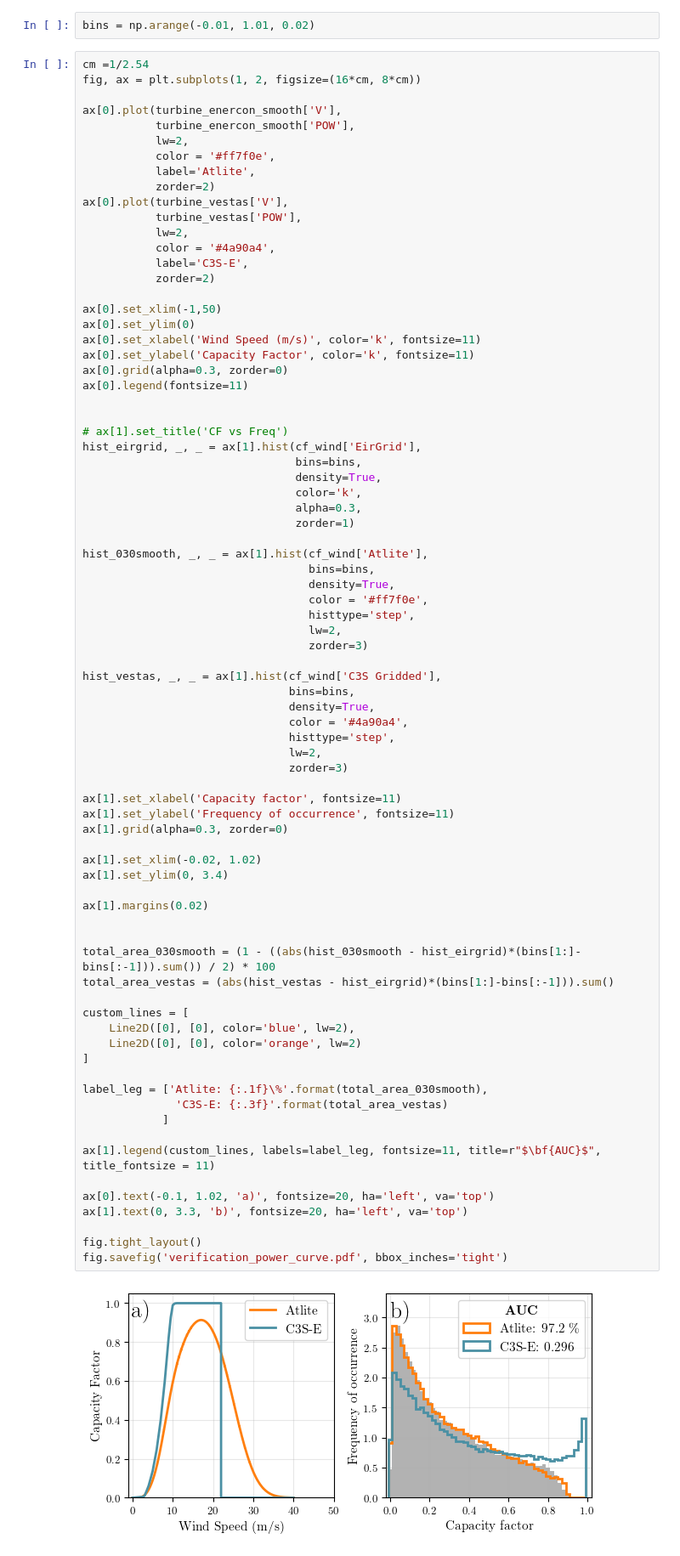
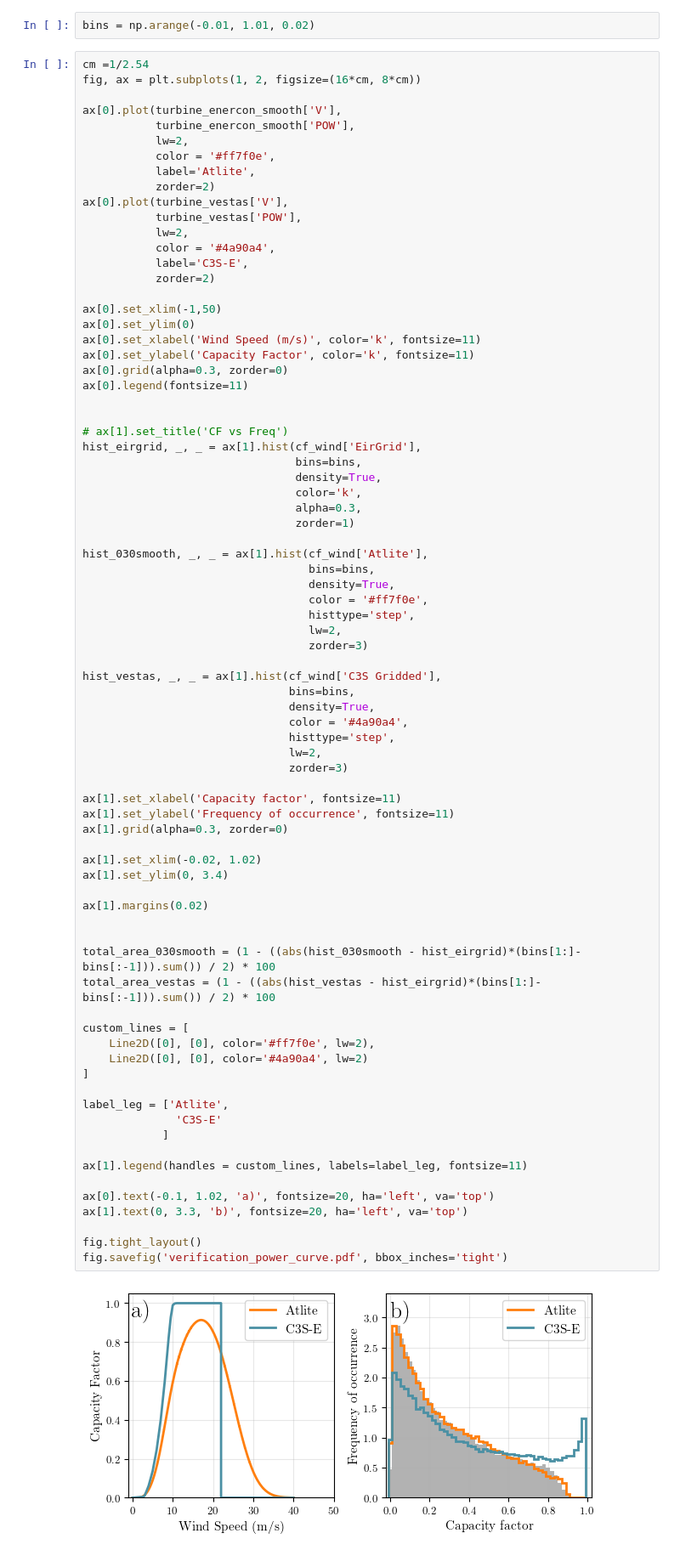
Before and after one commit to BorisM202/RES_droughts, a Jupyter notebook: Scripts/verification_power_curve.ipynb, the cells around one changed output. Shown at 85% size. Drawn from its saved outputs; the diff is of its cells as text.

```diff
--- a/Scripts/verification_power_curve.ipynb
+++ b/Scripts/verification_power_curve.ipynb
@@ -94,37 +94,37 @@ hist_vestas, _, _ = ax[1].hist(cf_wind['C3S Gridded'],
                                density=True,
                                color = '#4a90a4',
                                histtype='step',
                                lw=2,
                                zorder=3)
 
 ax[1].set_xlabel('Capacity factor', fontsize=11)
 ax[1].set_ylabel('Frequency of occurrence', fontsize=11)
 ax[1].grid(alpha=0.3, zorder=0)
 
 ax[1].set_xlim(-0.02, 1.02)
 ax[1].set_ylim(0, 3.4)
 
 ax[1].margins(0.02)
 
 
 total_area_030smooth = (1 - ((abs(hist_030smooth - hist_eirgrid)*(bins[1:]-bins[:-1])).sum()) / 2) * 100
-total_area_vestas = (abs(hist_vestas - hist_eirgrid)*(bins[1:]-bins[:-1])).sum()
+total_area_vestas = (1 - ((abs(hist_vestas - hist_eirgrid)*(bins[1:]-bins[:-1])).sum()) / 2) * 100
 
 custom_lines = [
-    Line2D([0], [0], color='blue', lw=2),
-    Line2D([0], [0], color='orange', lw=2)
+    Line2D([0], [0], color='#ff7f0e', lw=2),
+    Line2D([0], [0], color='#4a90a4', lw=2)
 ]
 
-label_leg = ['Atlite: {:.1f}\%'.format(total_area_030smooth),
-              'C3S-E: {:.3f}'.format(total_area_vestas)
+label_leg = ['Atlite',
+              'C3S-E'
             ]
 
-ax[1].legend(custom_lines, labels=label_leg, fontsize=11, title=r"$\bf{AUC}$", title_fontsize = 11)
+ax[1].legend(handles = custom_lines, labels=label_leg, fontsize=11)
 
 ax[0].text(-0.1, 1.02, 'a)', fontsize=20, ha='left', va='top')
 ax[1].text(0, 3.3, 'b)', fontsize=20, ha='left', va='top')
 
 fig.tight_layout()
 fig.savefig('verification_power_curve.pdf', bbox_inches='tight')
 # %% [output]
-[figure, old version]
+[figure, new version]
```
